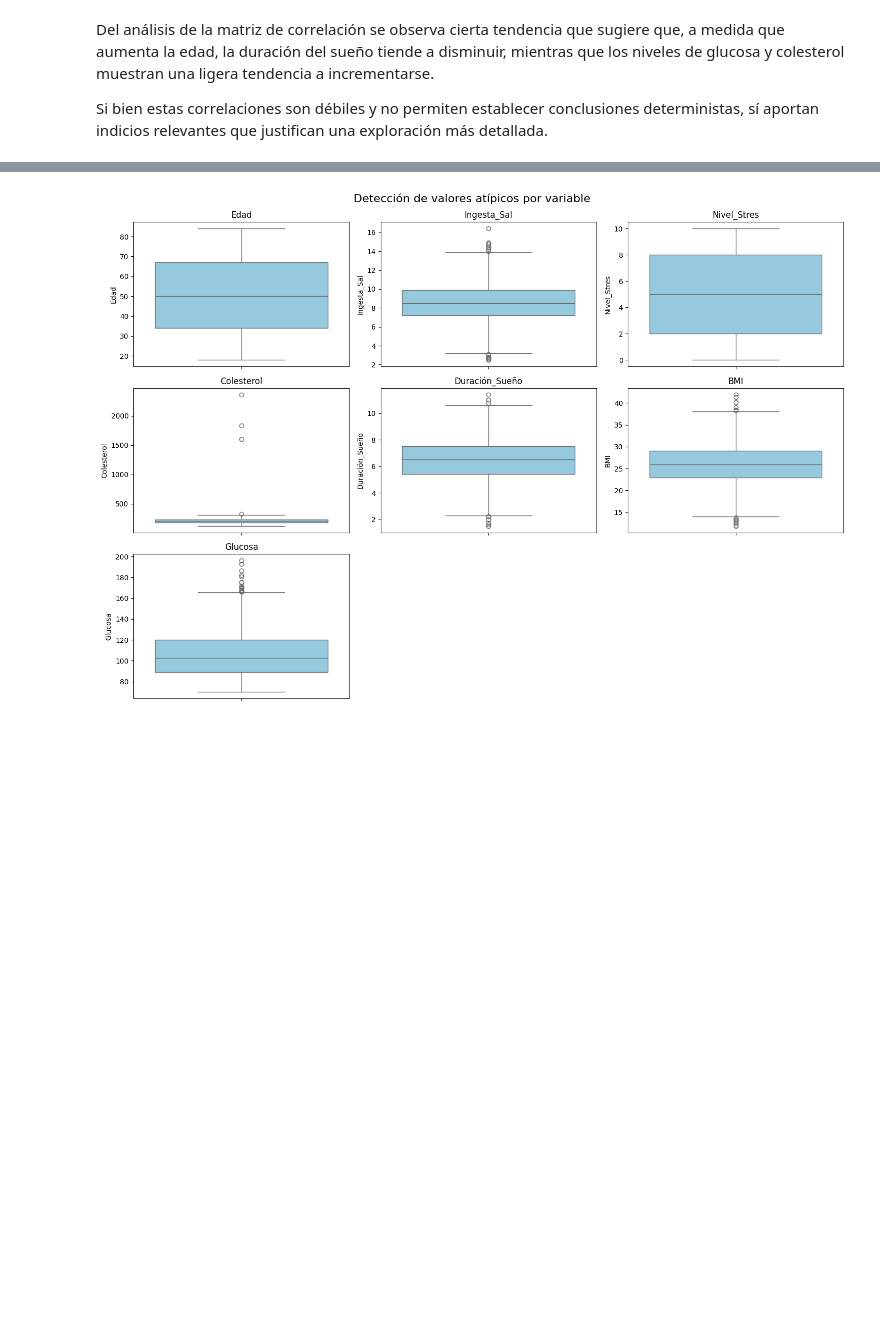
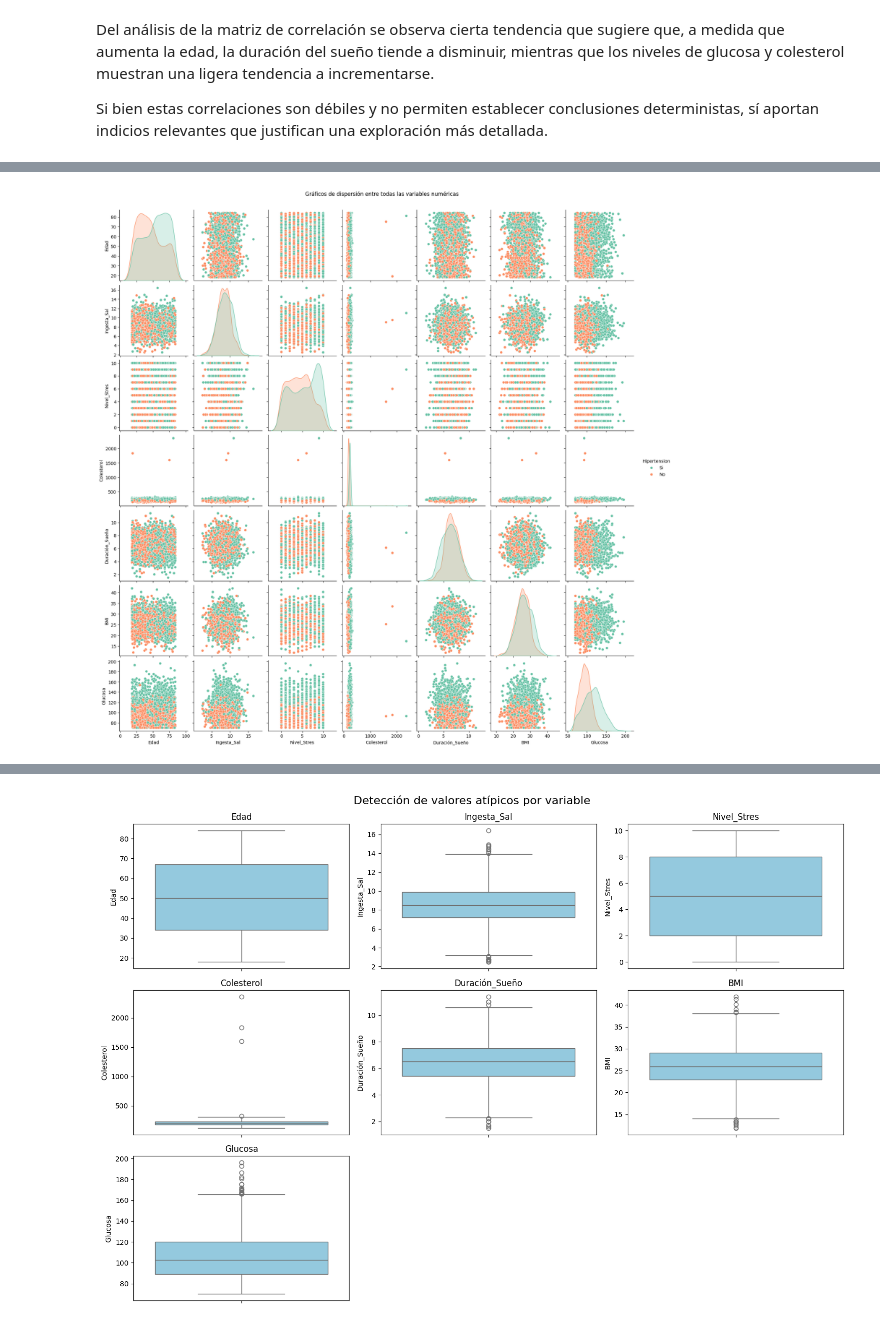
Before and after one commit to SERGMASSOG/Machine_Learning_scikit-learn, a Jupyter notebook: árboles de decisión y K-vecinos más cercanos clasificacion/Decision_trees_and_Knn.ipynb, the cells around one changed output, grey strips where cells are left out. Saved outputs shown, nothing was run; the diff lists cells and outputs as text; code cells hidden in the pictures; blank space fills up the shorter version.

```diff
--- a/árboles de decisión y K-vecinos más cercanos clasificacion/Decision_trees_and_Knn.ipynb
+++ b/árboles de decisión y K-vecinos más cercanos clasificacion/Decision_trees_and_Knn.ipynb
@@ -209,0 +222,9 @@ Si bien estas correlaciones son débiles y no permiten establecer conclusiones d
+# %%
+# Creacion de boxplots para todas las variables numericas para identificar posibles valores atipicos
+numericas = data.select_dtypes(include=['int64','float64'])
+
+sns.pairplot(numericas.join(data['Hipertension']), hue='Hipertension', diag_kind='kde', palette='Set2')
+plt.suptitle("Gráficos de dispersión entre todas las variables numéricas", y=1.02)
+plt.show()
+# %% [output]
+[figure, added]
```
Also changed, not shown: parts of 19 cells of this notebook, 39 other files.
